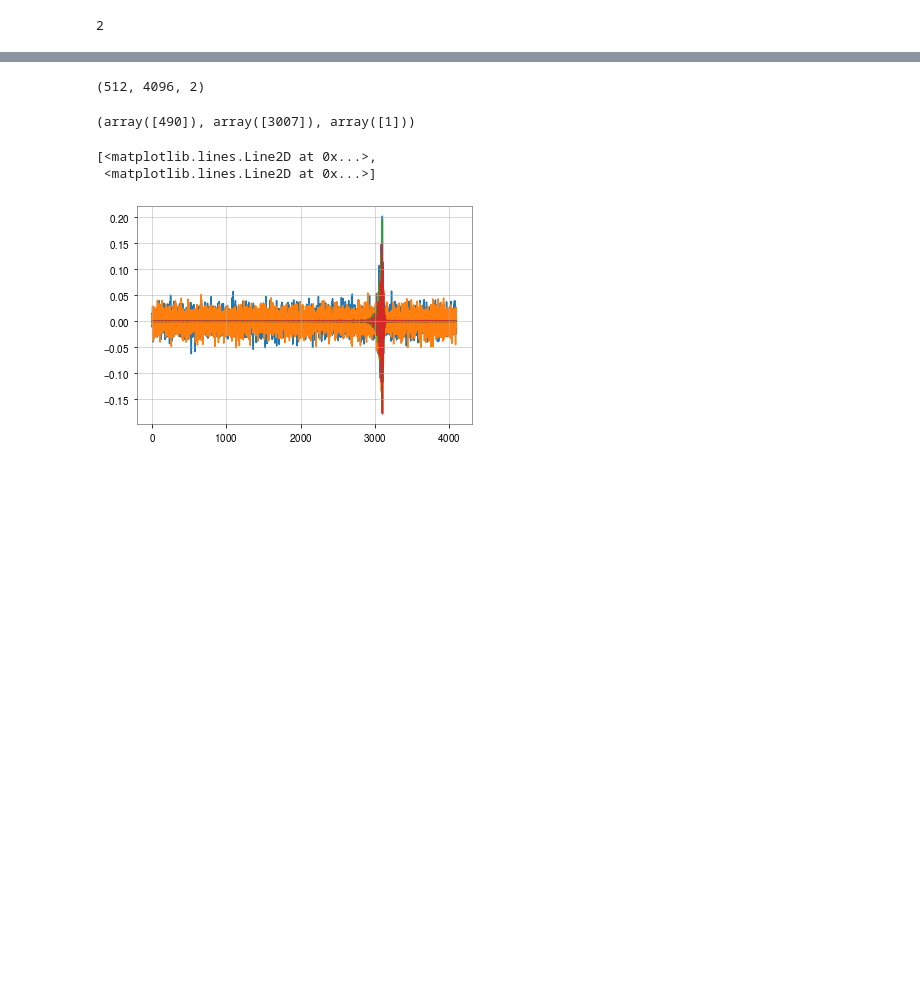
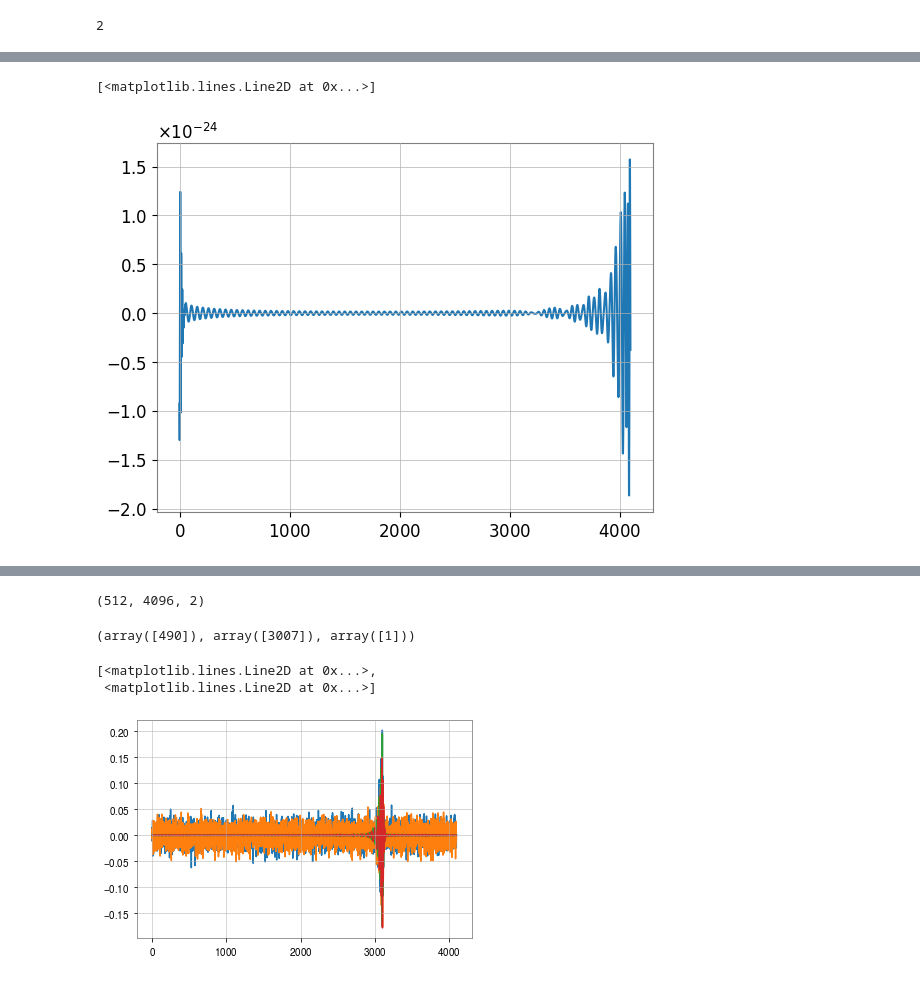
Before and after one commit to jcbayley/vitamin, a Jupyter notebook: notebooks/data_test.ipynb, the cells around one changed output, grey strips where cells are left out. Saved outputs shown, nothing was run; the diff lists cells and outputs as text; code cells hidden in the pictures; blank space fills up the shorter version.

```diff
--- a/notebooks/data_test.ipynb
+++ b/notebooks/data_test.ipynb
@@ -50,0 +81,3 @@ TensorShape([4096, 2])
+# %%
+with h5py.File("/home/joseph.bayley/data/vitamin_tests/data_1024Hz_4s_gaussnoise_polarisation_mass/training/data_0_100000.0.h5py","r") as f:
+    ypol = np.array(f["y_hplus_hcross"])
@@ -58,3 +98,9 @@ ax.plot(np.array(tdt.Y_noisy[7])[:,0], alpha = 0.5)
+# %%
+fig, ax = plt.subplots()
+ax.plot(np.real(np.fft.irfft(ypol[6][0])))
+# %% [output]
+[<matplotlib.lines.Line2D at 0x...>]
+[figure, added]
 # %%
 np.shape(dt.X)
 # %% [output]
```
Also changed, not shown: parts of 24 cells of this notebook, 7 other files.
